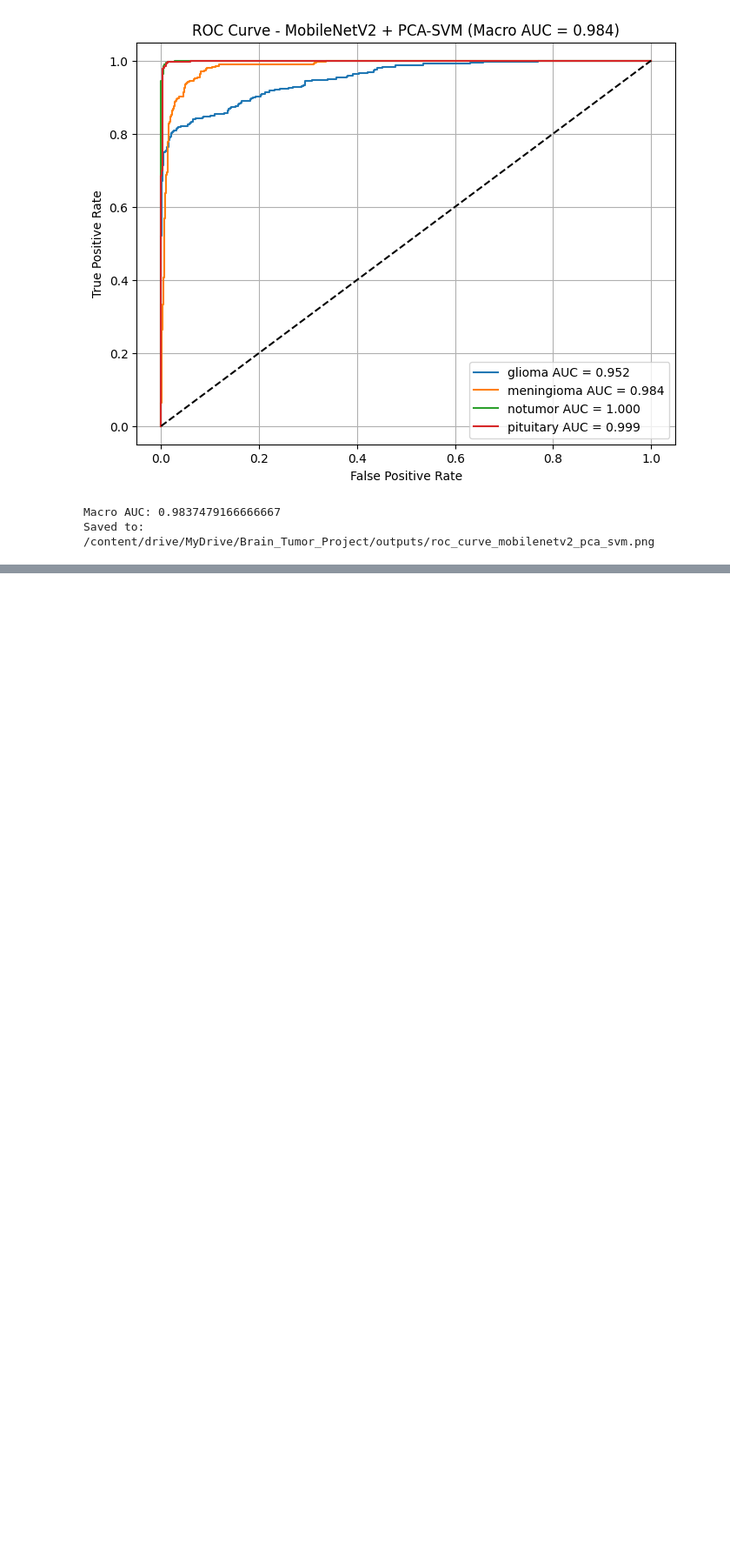
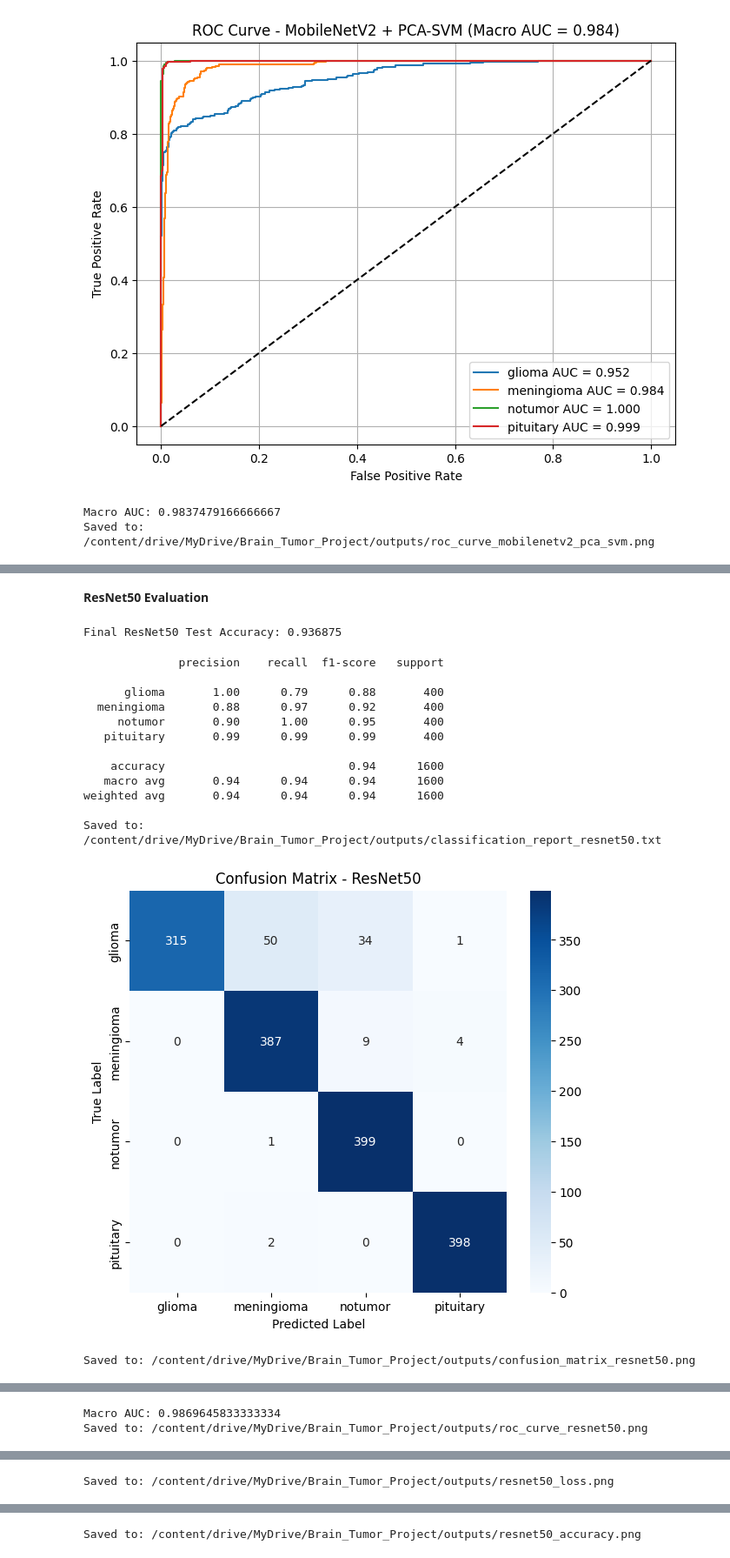
Before and after one commit to minhmax098/Brain-Tumor-CNN, a Jupyter notebook: Brain_Tumor_Classification_Final.ipynb, the cells around one changed output, grey strips where cells are left out. Shown at 87% size. Saved outputs shown, nothing was run; the diff lists cells and outputs as text; code cells hidden in the pictures; blank space fills up the shorter version.

```diff
--- a/Brain_Tumor_Classification_Final.ipynb
+++ b/Brain_Tumor_Classification_Final.ipynb
@@ -1019,0 +1261,60 @@ Saved to: /content/drive/MyDrive/Brain_Tumor_Project/outputs/roc_curve_mobilenet
+# %% [markdown]
+**ResNet50 Evaluation**
+# %%
+best_resnet_path = os.path.join(MODEL_DIR, "best_resnet50_finetuned_acc.pth")
+
+resnet50.load_state_dict(torch.load(best_resnet_path, map_location=device))
+resnet50.eval()
+
+res_test_loss, res_test_acc, res_y_true, res_y_pred, res_y_prob = evaluate(
+    resnet50, test_loader, criterion
+)
+
+resnet_acc = accuracy_score(res_y_true, res_y_pred)
+print("Final ResNet50 Test Accuracy:", resnet_acc)
+# %% [output]
+Final ResNet50 Test Accuracy: 0.936875
+# %%
+save_classification_report(
+    res_y_true,
+    res_y_pred,
+    "ResNet50",
+    "classification_report_resnet50.txt"
+)
+
+save_confusion_matrix(
+    res_y_true,
+    res_y_pred,
+    "Confusion Matrix - ResNet50",
+    "confusion_matrix_resnet50.png"
+)
+
+resnet_auc = save_roc_curve(
+    res_y_true,
+    res_y_prob,
+    "ROC Curve - ResNet50",
+    "roc_curve_resnet50.png"
+)
+
+save_training_curves(
+    resnet_train_losses,
+    resnet_test_losses,
+    resnet_train_accs,
+    resnet_test_accs,
+    "resnet50"
+)
+# %% [output]
+              precision    recall  f1-score   support
+
+      glioma       1.00      0.79      0.88       400
+  meningioma       0.88      0.97      0.92       400
+     notumor       0.90      1.00      0.95       400
+   pituitary       0.99      0.99      0.99       400
+
+    accuracy                           0.94      1600
+   macro avg       0.94      0.94      0.94      1600
+weighted avg       0.94      0.94      0.94      1600
+
+Saved to: /content/drive/MyDrive/Brain_Tumor_Project/outputs/classification_report_resnet50.txt
+[figure, added]
+Saved to: /content/drive/MyDrive/Brain_Tumor_Project/outputs/confusion_matrix_resnet50.png
@@ -1019,0 +1322,2 @@ Saved to: /content/drive/MyDrive/Brain_Tumor_Project/outputs/roc_curve_mobilenet
+Macro AUC: 0.9869645833333334
+Saved to: /content/drive/MyDrive/Brain_Tumor_Project/outputs/roc_curve_resnet50.png
@@ -1019,0 +1325 @@ Saved to: /content/drive/MyDrive/Brain_Tumor_Project/outputs/roc_curve_mobilenet
+Saved to: /content/drive/MyDrive/Brain_Tumor_Project/outputs/resnet50_loss.png
@@ -1019,0 +1327 @@ Saved to: /content/drive/MyDrive/Brain_Tumor_Project/outputs/roc_curve_mobilenet
+Saved to: /content/drive/MyDrive/Brain_Tumor_Project/outputs/resnet50_accuracy.png
```
Also changed, not shown: parts of 19 cells of this notebook.
